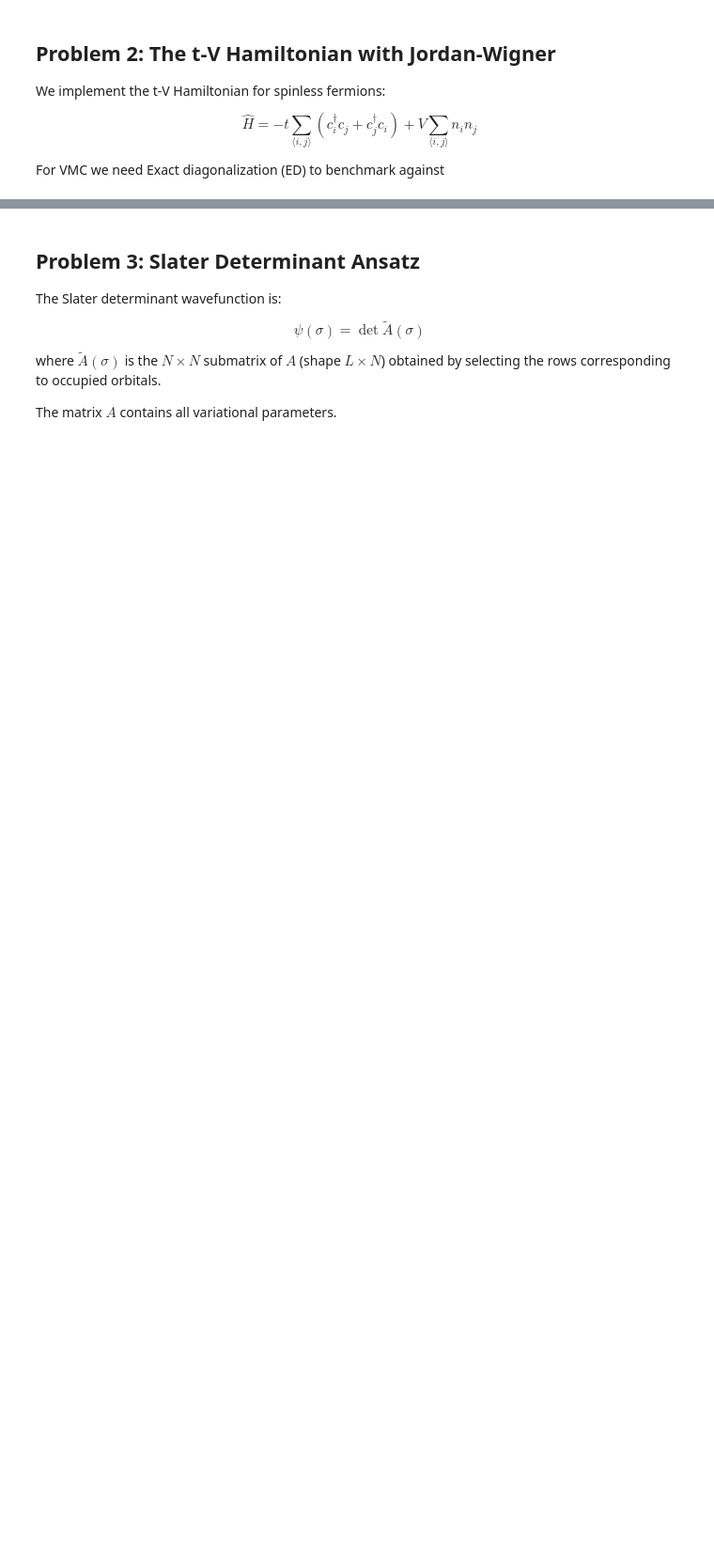
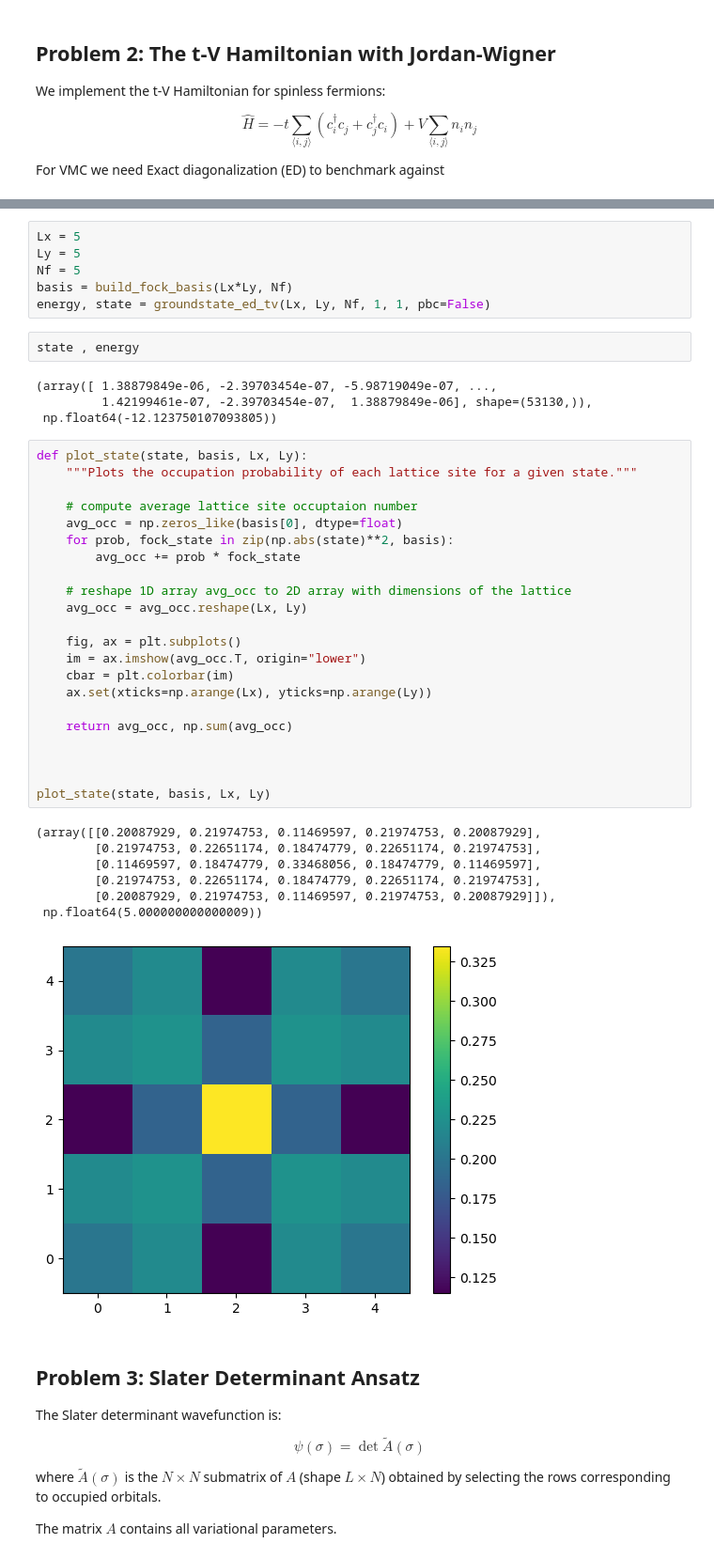
Before and after one commit to broschli/fopra, a Jupyter notebook: neural_quantum_states/FoPra_NQS_day2_Linus.ipynb, the cells around one changed output, grey strips where cells are left out. Shown at 94% size. Drawn from its saved outputs; the diff is of its cells as text; blank space fills up the shorter version.

```diff
--- a/neural_quantum_states/FoPra_NQS_day2_Linus.ipynb
+++ b/neural_quantum_states/FoPra_NQS_day2_Linus.ipynb
@@ -124,3 +346,45 @@ def groundstate_ed_tv(Lx, Ly, Nf, t, V, pbc=True):
+# %%
+Lx = 5
+Ly = 5
+Nf = 5
+basis = build_fock_basis(Lx*Ly, Nf)
+energy, state = groundstate_ed_tv(Lx, Ly, Nf, 1, 1, pbc=False)
+# %%
+state , energy
+# %% [output]
+(array([ 1.38879849e-06, -2.39703454e-07, -5.98719049e-07, ...,
+         1.42199461e-07, -2.39703454e-07,  1.38879849e-06], shape=(53130,)),
+ np.float64(-12.123750107093805))
+# %%
+def plot_state(state, basis, Lx, Ly):
+    """Plots the occupation probability of each lattice site for a given state."""
+
+    # compute average lattice site occuptaion number
+    avg_occ = np.zeros_like(basis[0], dtype=float)
+    for prob, fock_state in zip(np.abs(state)**2, basis):
+        avg_occ += prob * fock_state
+
+    # reshape 1D array avg_occ to 2D array with dimensions of the lattice
+    avg_occ = avg_occ.reshape(Lx, Ly)
+
+    fig, ax = plt.subplots()
+    im = ax.imshow(avg_occ.T, origin="lower")
+    cbar = plt.colorbar(im)
+    ax.set(xticks=np.arange(Lx), yticks=np.arange(Ly))
+
+    return avg_occ, np.sum(avg_occ)
+
+
+
+plot_state(state, basis, Lx, Ly)
+# %% [output]
+(array([[0.20087929, 0.21974753, 0.11469597, 0.21974753, 0.20087929],
+        [0.21974753, 0.22651174, 0.18474779, 0.22651174, 0.21974753],
+        [0.11469597, 0.18474779, 0.33468056, 0.18474779, 0.11469597],
+        [0.21974753, 0.22651174, 0.18474779, 0.22651174, 0.21974753],
+        [0.20087929, 0.21974753, 0.11469597, 0.21974753, 0.20087929]]),
+ np.float64(5.000000000000009))
+[figure, added]
 # %% [markdown]
 ## Problem 3: Slater Determinant Ansatz
 
```
Also changed, not shown: parts of 28 cells of this notebook.
